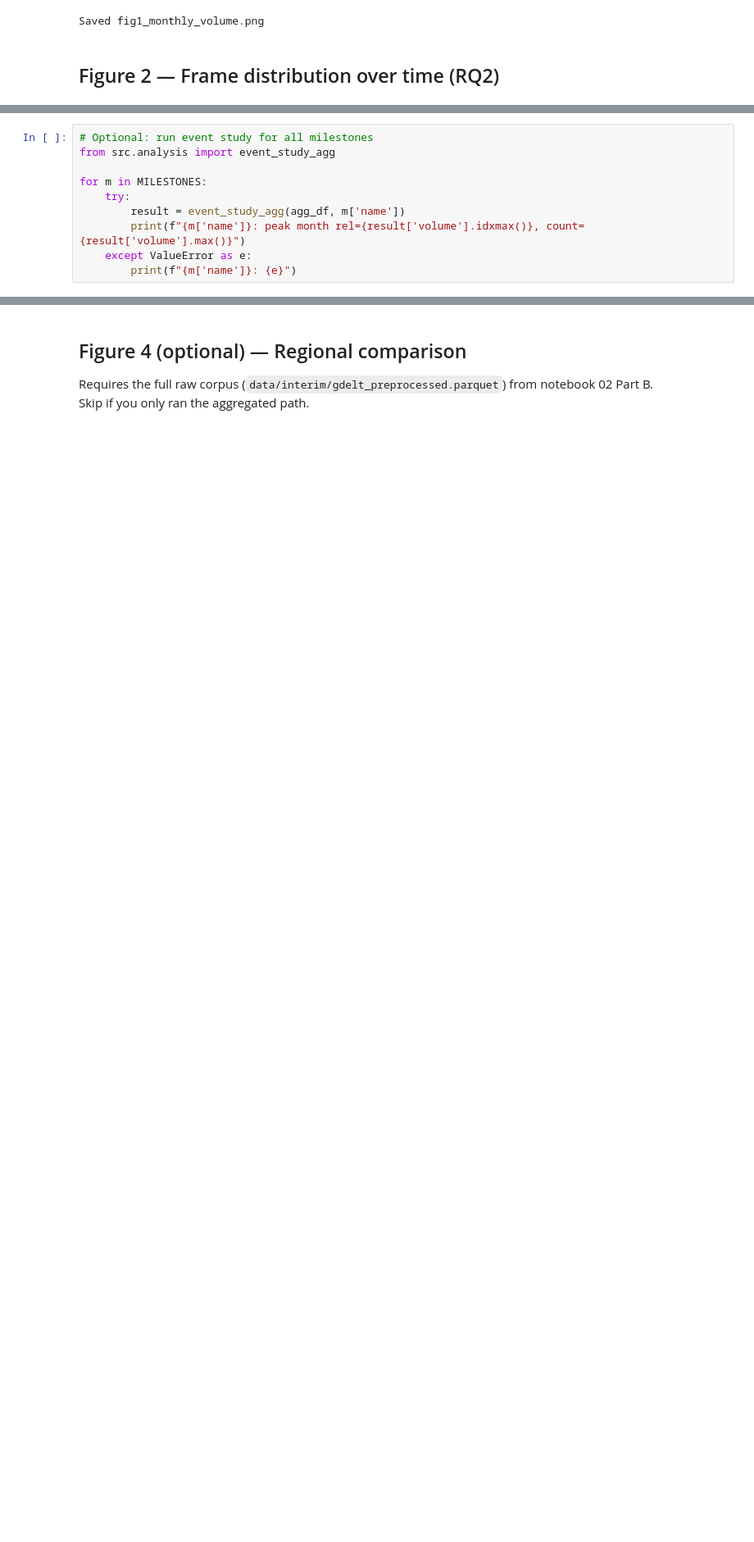
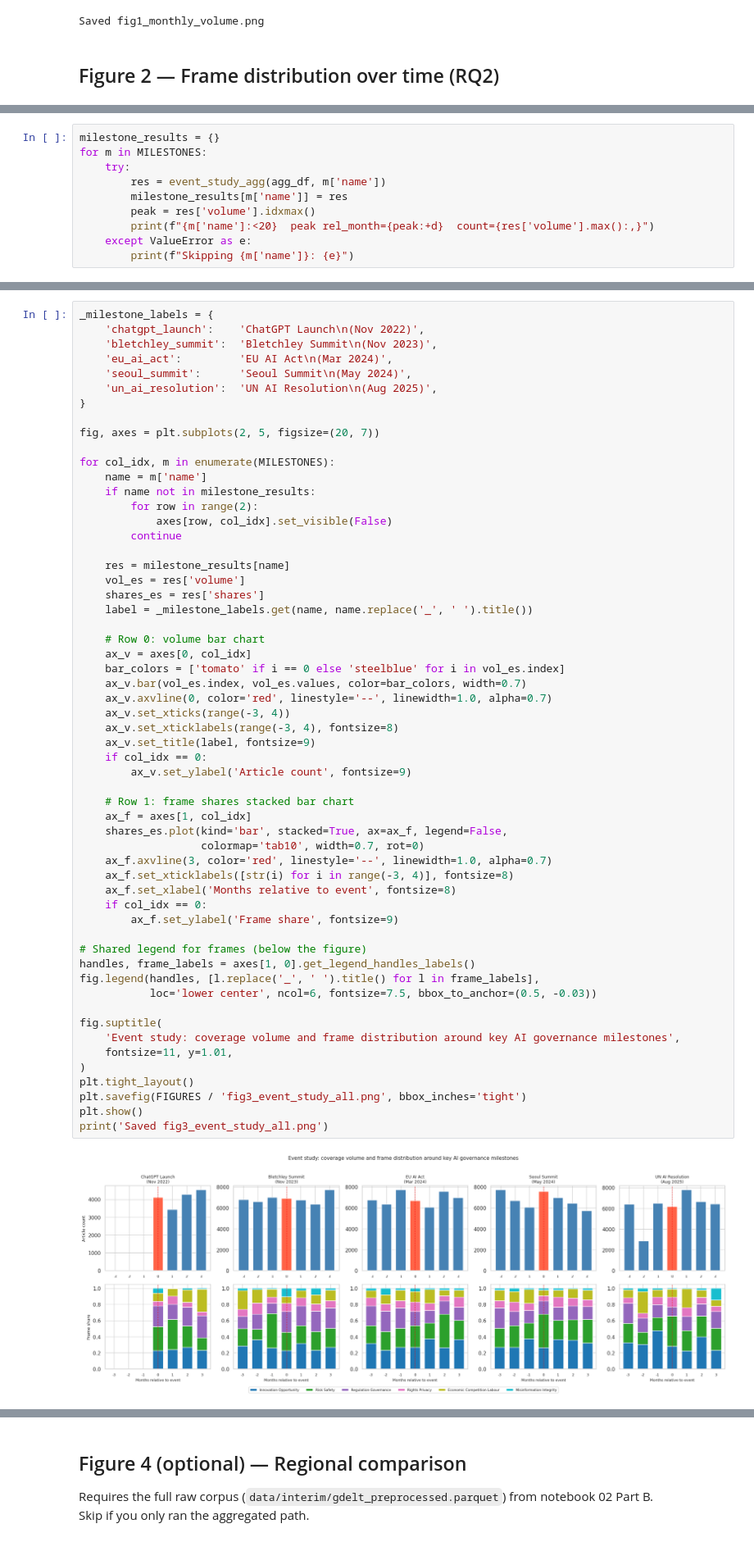
Before and after one commit to brewcoua/GenAI-GDELT, a Jupyter notebook: notebooks/03_analysis_plots.ipynb, the cells around one changed output, grey strips where cells are left out. Shown at 82% size. Saved outputs shown, nothing was run; the diff lists cells and outputs as text; blank space fills up the shorter version.

```diff
--- a/notebooks/03_analysis_plots.ipynb
+++ b/notebooks/03_analysis_plots.ipynb
@@ -162,11 +188,11 @@ Saved fig3_event_study_eu_ai_act.png
 # %%
-# Optional: run event study for all milestones
-from src.analysis import event_study_agg
-
+milestone_results = {}
 for m in MILESTONES:
     try:
-        result = event_study_agg(agg_df, m['name'])
-        print(f"{m['name']}: peak month rel={result['volume'].idxmax()}, count={result['volume'].max()}")
+        res = event_study_agg(agg_df, m['name'])
+        milestone_results[m['name']] = res
+        peak = res['volume'].idxmax()
+        print(f"{m['name']:<20}  peak rel_month={peak:+d}  count={res['volume'].max():,}")
     except ValueError as e:
-        print(f"{m['name']}: {e}")
+        print(f"Skipping {m['name']}: {e}")
 # %% [output]
@@ -176,0 +204,59 @@ seoul_summit: peak month rel=-3, count=7743
+# %%
+_milestone_labels = {
+    'chatgpt_launch':    'ChatGPT Launch\n(Nov 2022)',
+    'bletchley_summit':  'Bletchley Summit\n(Nov 2023)',
+    'eu_ai_act':         'EU AI Act\n(Mar 2024)',
+    'seoul_summit':      'Seoul Summit\n(May 2024)',
+    'un_ai_resolution':  'UN AI Resolution\n(Aug 2025)',
+}
+
+fig, axes = plt.subplots(2, 5, figsize=(20, 7))
+
+for col_idx, m in enumerate(MILESTONES):
+    name = m['name']
+    if name not in milestone_results:
+        for row in range(2):
+            axes[row, col_idx].set_visible(False)
+        continue
+
+    res = milestone_results[name]
+    vol_es = res['volume']
+    shares_es = res['shares']
+    label = _milestone_labels.get(name, name.replace('_', ' ').title())
+
+    # Row 0: volume bar chart
+    ax_v = axes[0, col_idx]
+    bar_colors = ['tomato' if i == 0 else 'steelblue' for i in vol_es.index]
+    ax_v.bar(vol_es.index, vol_es.values, color=bar_colors, width=0.7)
+    ax_v.axvline(0, color='red', linestyle='--', linewidth=1.0, alpha=0.7)
+    ax_v.set_xticks(range(-3, 4))
+    ax_v.set_xticklabels(range(-3, 4), fontsize=8)
+    ax_v.set_title(label, fontsize=9)
+    if col_idx == 0:
+        ax_v.set_ylabel('Article count', fontsize=9)
+
+    # Row 1: frame shares stacked bar chart
+    ax_f = axes[1, col_idx]
+    shares_es.plot(kind='bar', stacked=True, ax=ax_f, legend=False,
+                   colormap='tab10', width=0.7, rot=0)
+    ax_f.axvline(3, color='red', linestyle='--', linewidth=1.0, alpha=0.7)
+    ax_f.set_xticklabels([str(i) for i in range(-3, 4)], fontsize=8)
+    ax_f.set_xlabel('Months relative to event', fontsize=8)
+    if col_idx == 0:
+        ax_f.set_ylabel('Frame share', fontsize=9)
+
+# Shared legend for frames (below the figure)
+handles, frame_labels = axes[1, 0].get_legend_handles_labels()
+fig.legend(handles, [l.replace('_', ' ').title() for l in frame_labels],
+           loc='lower center', ncol=6, fontsize=7.5, bbox_to_anchor=(0.5, -0.03))
+
+fig.suptitle(
+    'Event study: coverage volume and frame distribution around key AI governance milestones',
+    fontsize=11, y=1.01,
+)
+plt.tight_layout()
+plt.savefig(FIGURES / 'fig3_event_study_all.png', bbox_inches='tight')
+plt.show()
+print('Saved fig3_event_study_all.png')
+# %% [output]
+[figure, added]
```
Also changed, not shown: parts of 13 cells of this notebook, 8 other files.
